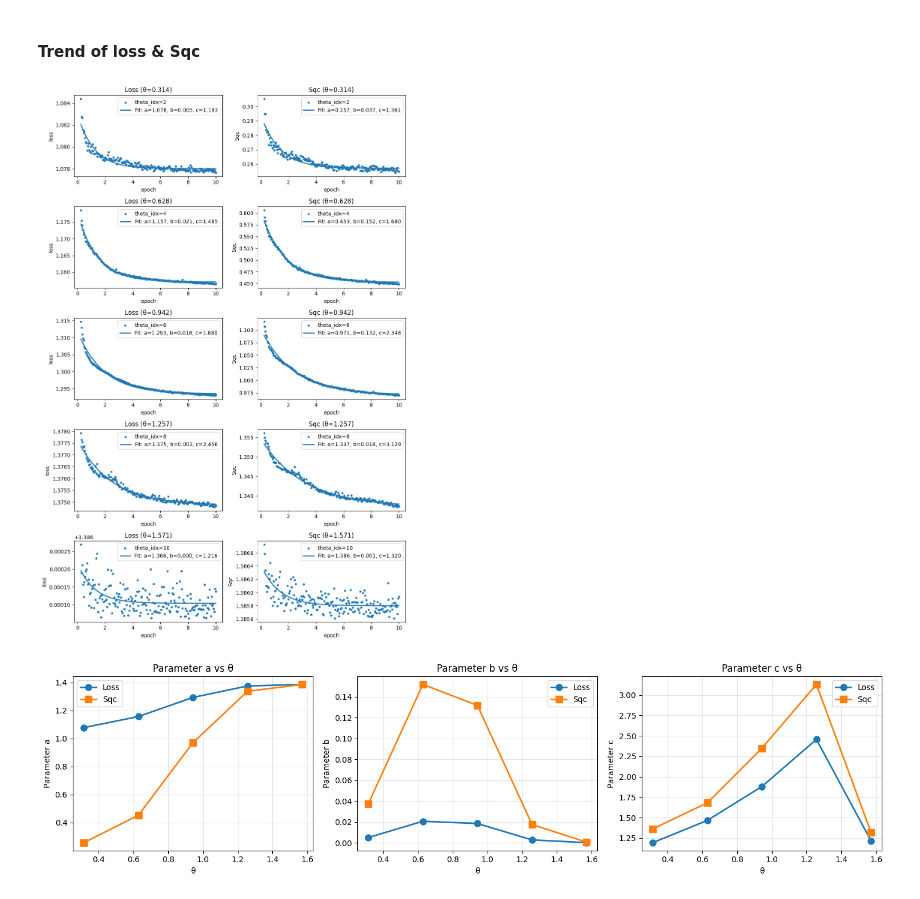
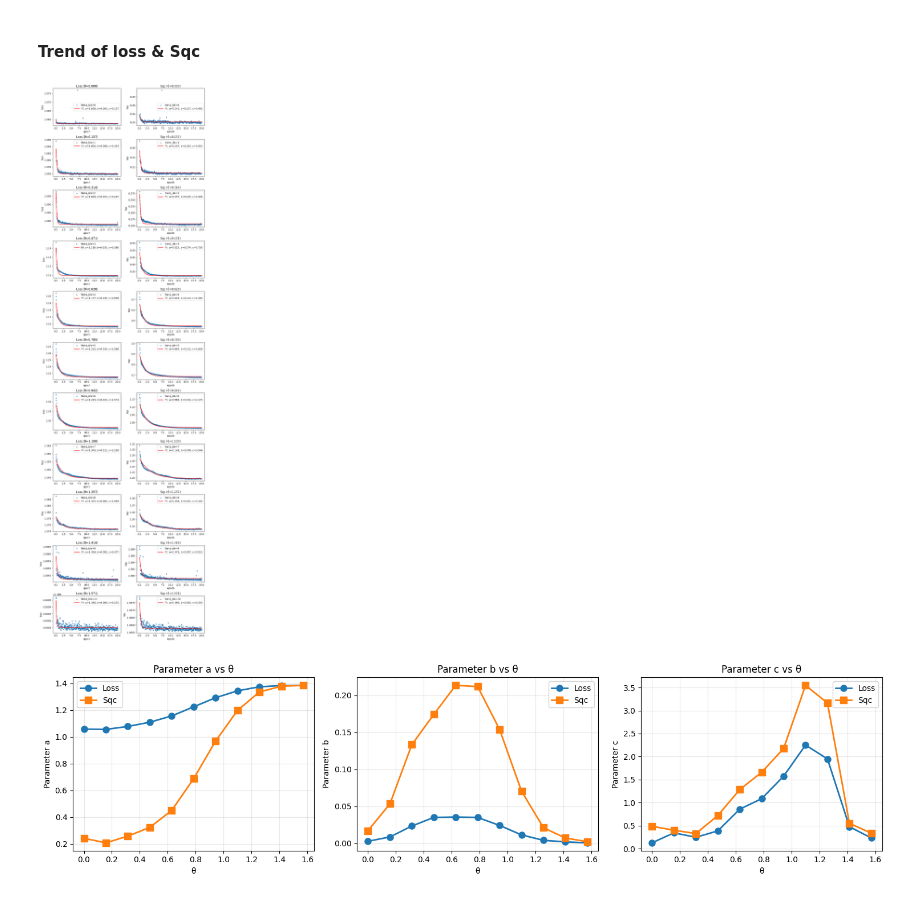
Before and after one commit to WandaHou/ML-MIPT, a Jupyter notebook: 2d/two_probes/training/read_record.ipynb, the cells around one changed output. Cells and saved outputs as stored; diff of their text form; code cells hidden in the pictures.

```diff
--- a/2d/two_probes/training/read_record.ipynb
+++ b/2d/two_probes/training/read_record.ipynb
@@ -10,9 +14,9 @@ d = 5
 # %% [markdown]
 #### Trend of loss & Sqc
 # %%
-epoch_max = 9
-cut_off = 5 # at least cut off the first point, since this is the initial loss before training
-p0 = [1,5,5]
+epoch_max = 19
+cut_off = 1 # at least cut off the first point, since this is the initial loss before training
+p0 = [1,0.1,1]
 
 # Define fitting function
 def exp_decay(x, a, b, c):
@@ -21,7 +25,7 @@ def exp_decay(x, a, b, c):
 fitting_result = {}
 
 # Define theta indices to process
-theta_indices = [2,4,6,8,10]
+theta_indices = list(range(11))
 
 # Convert theta_idx to actual theta values
 theta_values_all = torch.linspace(0, torch.pi/2, 11)
@@ -33,8 +37,14 @@ if len(theta_indices) == 1:
     axes = axes.reshape(1, -1)  # Ensure 2D array for single row
 
 for i, theta_idx in enumerate(theta_indices):
-    l_train = torch.load(f'{file}/record/epoch={epoch_max}_d={d}_theta_idx={theta_idx}_size{train_size}_train.pt')
-    l_test = torch.load(f'{file}/record/epoch={epoch_max}_d={d}_theta_idx={theta_idx}_size{train_size}_test.pt')
+    # Load training records: list of SQC (quantum coherence) values at different training checkpoints
+    l_train = torch.load(f'{file}/record/epoch={epoch_max}_d={d}_theta_idx={theta_idx}_size{train_size}_train.pt')  # Training set performance
+    l_test = torch.load(f'{file}/record/epoch={epoch_max}_d={d}_theta_idx={theta_idx}_size{train_size}_test.pt')   # Test set performance
+
+    # Data structure: l_train/l_test = [SQC_checkpoint_0, SQC_checkpoint_1, ..., SQC_checkpoint_N]
+    # Array index → Training time mapping: index i = checkpoint i
+    # With 1 before training + 20 checkpoints/epoch × 20 epochs = 401 total checkpoints
+    # So index i corresponds to: epoch = (i-1) // 20, checkpoint_within_epoch = (i-1) % 20
     Sqc_test = l_test['msk off Sqc']
     loss_train = l_train['loss']
     loss_test = l_test['loss']
@@ -54,36 +64,36 @@ for i, theta_idx in enumerate(theta_indices):
             'c': popt_loss[2]
         },
         'Sqc': {
             'a': popt_Sqc[0],
             'b': popt_Sqc[1],
             'c': popt_Sqc[2]
         }
     }
 
     # Loss plot (left column)
     axes[i, 0].scatter(x_loss, y_loss, s=10, label=f'theta_idx={theta_idx}')
-    axes[i, 0].plot(x_loss, exp_decay(x_loss, *popt_loss), linewidth=2,
+    axes[i, 0].plot(x_loss, exp_decay(x_loss, *popt_loss), linewidth=2, color='red',
                     label=f'Fit: a={popt_loss[0]:.3f}, b={popt_loss[1]:.3f}, c={popt_loss[2]:.3f}')
     axes[i, 0].set_xlabel('epoch')
     axes[i, 0].set_ylabel('loss')
     axes[i, 0].legend()
     axes[i, 0].set_title(f'Loss (θ={theta_values[i]:.3f})')
     # axes[i, 0].set_ylim(1.07, 1.39)  # Set y-axis range for loss plots
 
     # Sqc plot (right column)
     axes[i, 1].scatter(x_Sqc, y_Sqc, s=10, label=f'theta_idx={theta_idx}')
-    axes[i, 1].plot(x_Sqc, exp_decay(x_Sqc, *popt_Sqc), linewidth=2,
+    axes[i, 1].plot(x_Sqc, exp_decay(x_Sqc, *popt_Sqc), linewidth=2, color='red',
                     label=f'Fit: a={popt_Sqc[0]:.3f}, b={popt_Sqc[1]:.3f}, c={popt_Sqc[2]:.3f}')
     axes[i, 1].set_xlabel('epoch')
     axes[i, 1].set_ylabel('Sqc')
     axes[i, 1].legend()
     axes[i, 1].set_title(f'Sqc (θ={theta_values[i]:.3f})')
     # axes[i, 1].set_ylim(0.25, 1.3)  # Set y-axis range for Sqc plots
 
 plt.tight_layout()
 plt.show()
 # %% [output]
-[figure, old version]
+[figure, new version]
 # %%
 # Plot fitted parameters vs theta
 # Convert theta_idx to actual theta values
@@ -132,4 +142,4 @@ axes[2].grid(True, alpha=0.3)
 plt.tight_layout()
 plt.show()
 # %% [output]
-[figure, old version]
+[figure, new version]
```
Also changed, not shown: parts of 4 cells of this notebook, 25 other files.
